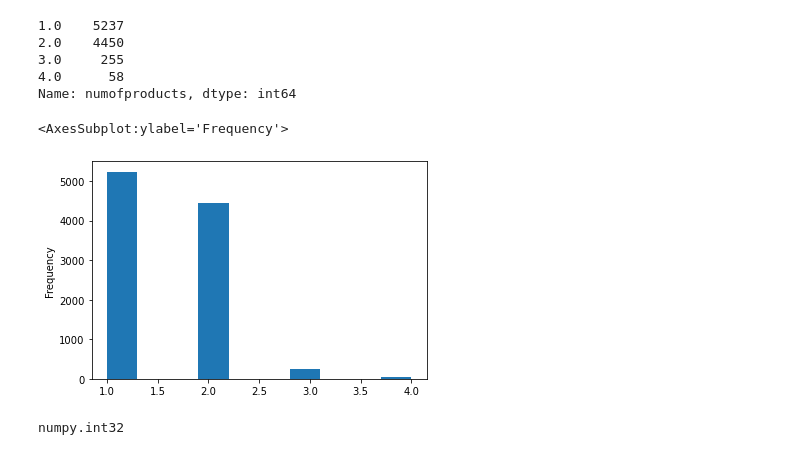
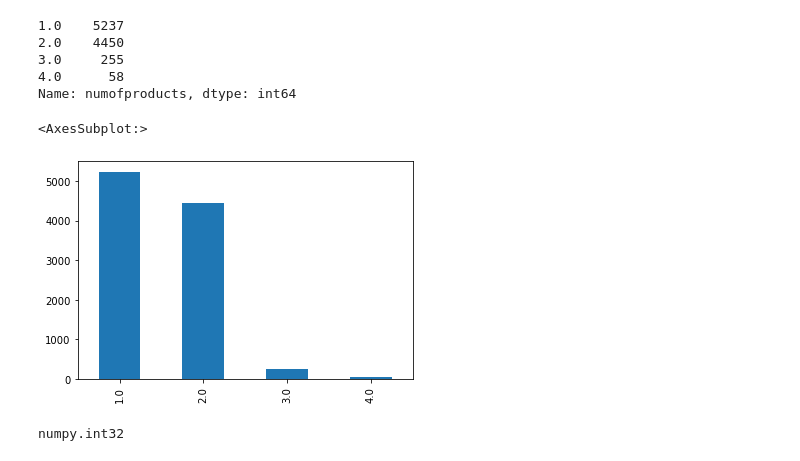
Before and after one commit to lukyluca/Bank-Customer-Churn-Prediction, a Jupyter notebook: project1A_cleaning.ipynb, the cells around one changed output. Saved outputs shown, nothing was run; the diff lists cells and outputs as text; code cells hidden in the pictures.

```diff
--- a/project1A_cleaning.ipynb
+++ b/project1A_cleaning.ipynb
@@ -631,0 +673,3 @@ Seems to have a low salary for such a huge balance, but we will keep them as we
+# %%
+df.loc[df.balance> 0.4e6,'balance'] = df.balance.median()
+df.balance.plot(kind = 'box')
@@ -651,7 +698 @@ max      1036826.08
 Name: balance, dtype: float64
-# %%
-# Changing the type from float to integer.
-# We will reduce the precision of the values, but the decimals are not important for the scope of the analysis
-
-df['balance']  = df.balance.astype('int')
-type(df.balance[0])
@@ -729,12 +775,12 @@ df.numofproducts.value_counts(dropna= False)
 4.0      58
 Name: numofproducts, dtype: int64
 # %%
-# final look at the nb of products column:
+# final look at the nb of products column after correcting the data:
 
-df.numofproducts.plot(kind = 'hist', bins = 10)
+df.numofproducts.value_counts().plot(kind = 'bar')
 # %% [output]
-<AxesSubplot:ylabel='Frequency'>
+<AxesSubplot:>
-[figure, old version]
+[figure, new version]
 # %%
 # Changing the type from float to integer.
 
```
Also changed, not shown: parts of 58 cells of this notebook, 4 other files.
